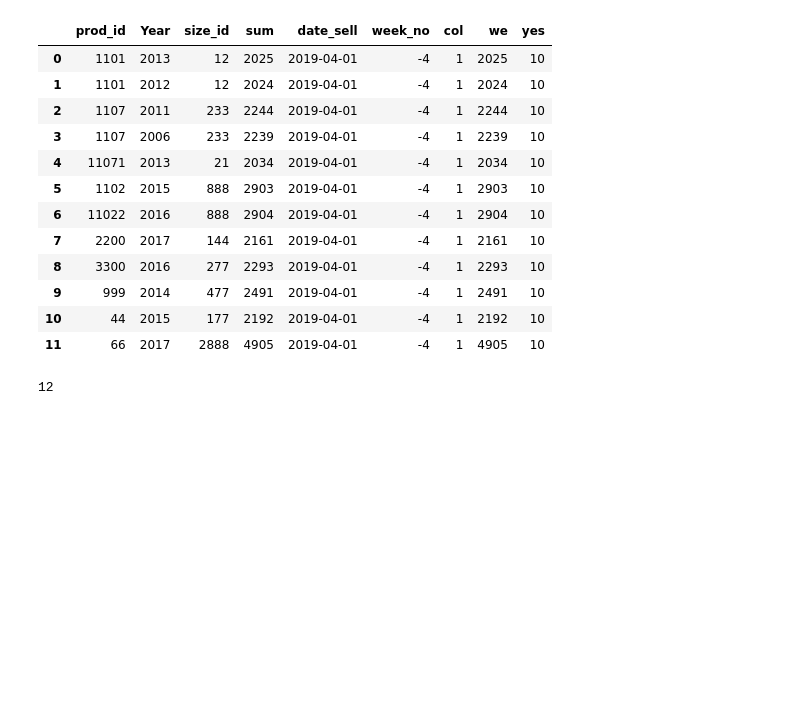
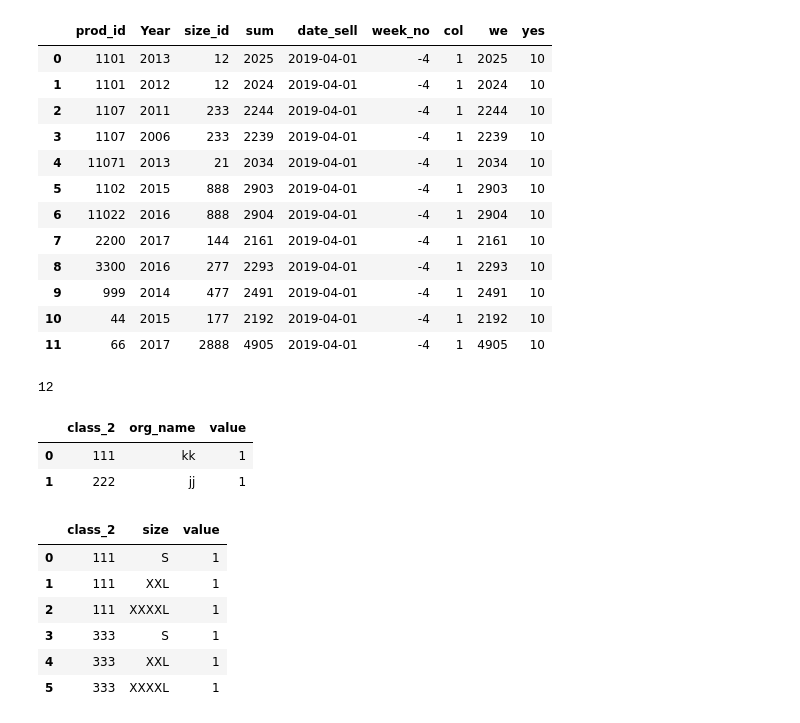
Before and after one commit to liujunnuist/readcode, a Jupyter notebook: learnPandas.ipynb, the cells around one changed output. Drawn from its saved outputs; the diff is of its cells as text; code cells hidden in the pictures; blank space fills up the shorter version.

```diff
--- a/learnPandas.ipynb
+++ b/learnPandas.ipynb
@@ -2529,3 +2529,11 @@ a = 10
 print(len(gg))
 # %% [output]
 12
+# %%
+
+sale = pd.DataFrame({'class_2': ['111', '222'],
+                     'org_name': ['kk', 'jj']
+                     })
+size = pd.DataFrame({'class_2': ['111', '111', '111','333', '333', '333'],
+                      'size': ['S', 'XXL', 'XXXXL','S', 'XXL', 'XXXXL']
+                      })
@@ -2531,0 +2542,18 @@ print(len(gg))
+# %%
+sale
+# %% [output]
+|  | class_2 | org_name | value |
+| 0 | 111 | kk | 1 |
+| 1 | 222 | jj | 1 |
+# %%
+size['value']=1
+# %%
+size
+# %% [output]
+|  | class_2 | size | value |
+| 0 | 111 | S | 1 |
+| 1 | 111 | XXL | 1 |
+| 2 | 111 | XXXXL | 1 |
+| 3 | 333 | S | 1 |
+| 4 | 333 | XXL | 1 |
+| 5 | 333 | XXXXL | 1 |
```
Also changed, not shown: parts of 5 cells of this notebook, 7 other files.
